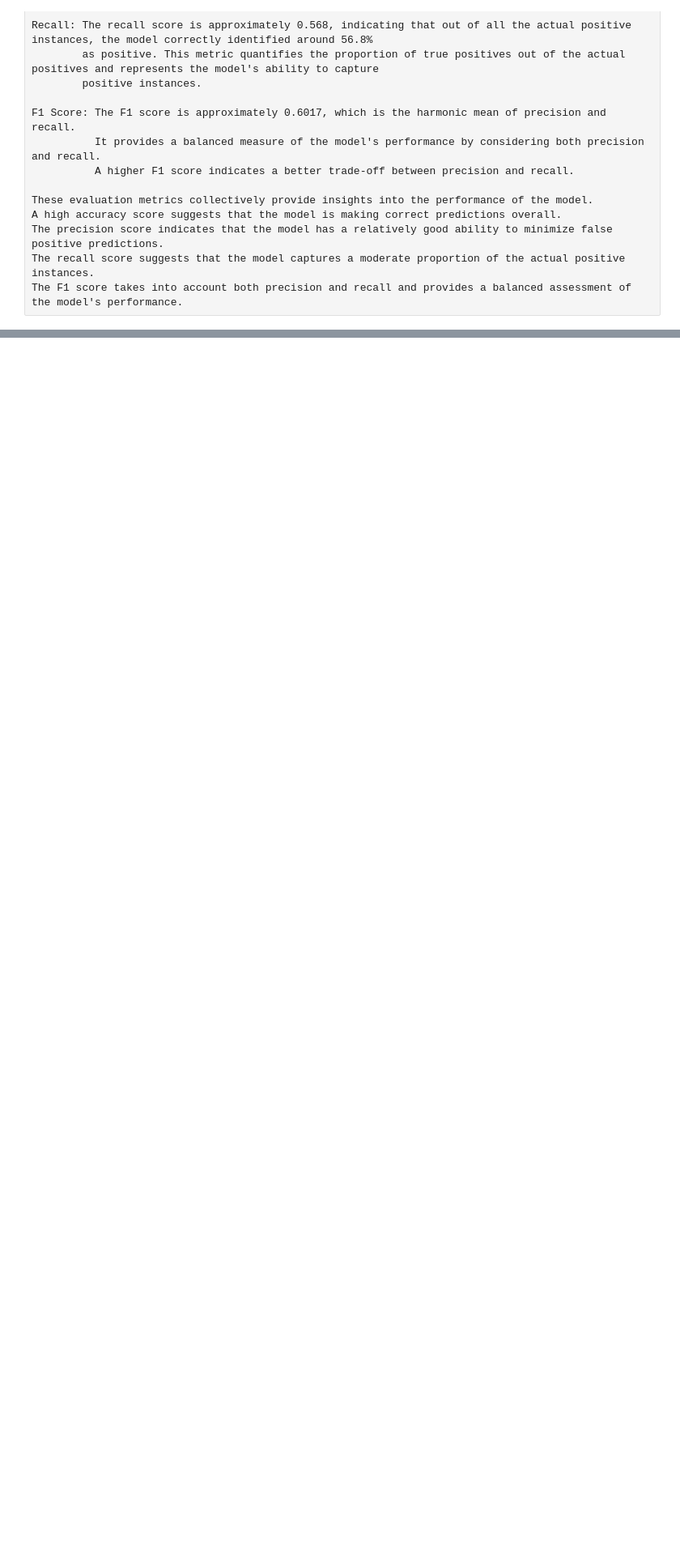
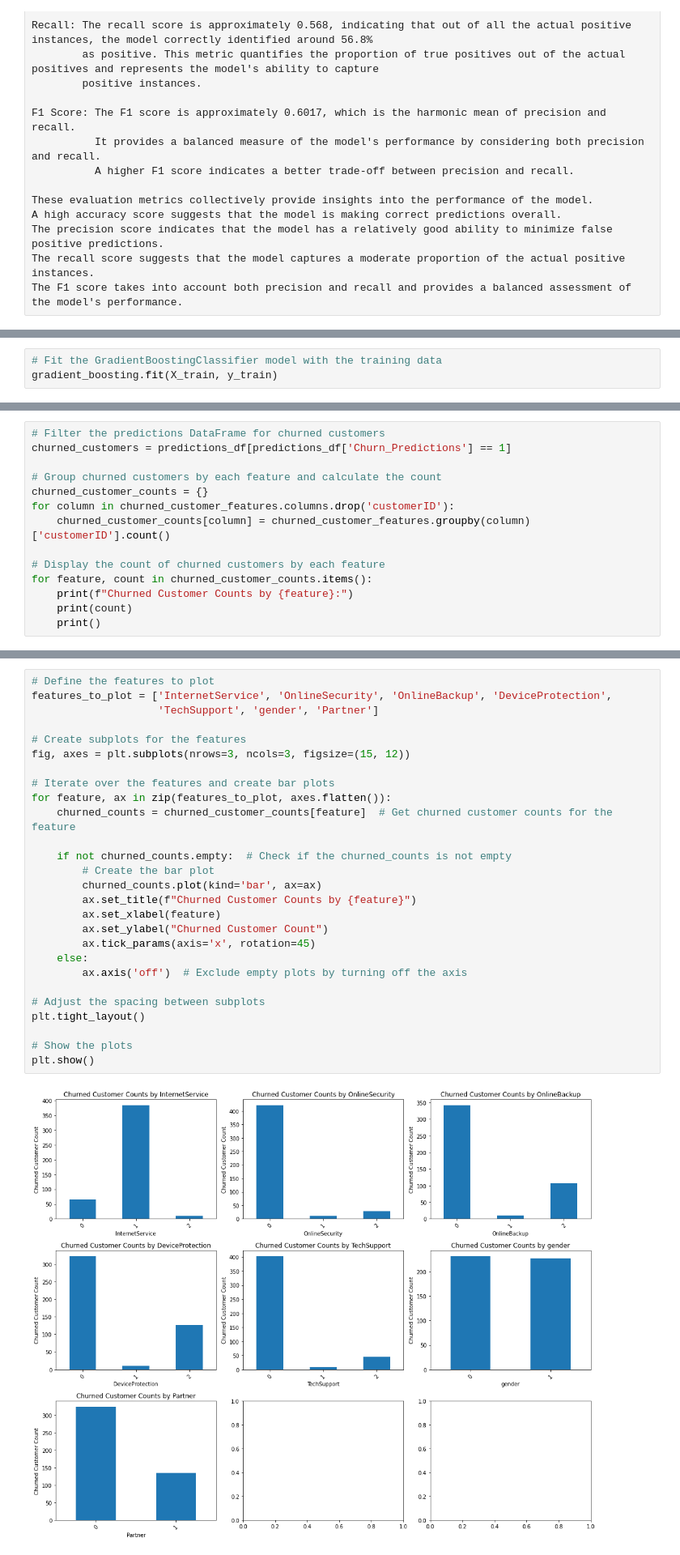
Before and after one commit to Aseye-Amedofu/Customer-churn-classification-project, a Jupyter notebook: LP2_Classification_Telco_customer_churn.ipynb, the cells around one changed output, grey strips where cells are left out. Shown: that part at 81% size. Cells and saved outputs as stored; diff of their text form; blank space fills up the shorter version.

Commit message:
prediction on df_test

```diff
--- a/LP2_Classification_Telco_customer_churn.ipynb
+++ b/LP2_Classification_Telco_customer_churn.ipynb
@@ -1497,0 +1547,3 @@ The F1 score takes into account both precision and recall and provides a balance
+# %%
+# Fit the GradientBoostingClassifier model with the training data
+gradient_boosting.fit(X_train, y_train)
@@ -1497,0 +1605,14 @@ The F1 score takes into account both precision and recall and provides a balance
+# %%
+# Filter the predictions DataFrame for churned customers
+churned_customers = predictions_df[predictions_df['Churn_Predictions'] == 1]
+
+# Group churned customers by each feature and calculate the count
+churned_customer_counts = {}
+for column in churned_customer_features.columns.drop('customerID'):
+    churned_customer_counts[column] = churned_customer_features.groupby(column)['customerID'].count()
+
+# Display the count of churned customers by each feature
+for feature, count in churned_customer_counts.items():
+    print(f"Churned Customer Counts by {feature}:")
+    print(count)
+    print()
@@ -1497,0 +1637,29 @@ The F1 score takes into account both precision and recall and provides a balance
+# %%
+# Define the features to plot
+features_to_plot = ['InternetService', 'OnlineSecurity', 'OnlineBackup', 'DeviceProtection',
+                    'TechSupport', 'gender', 'Partner']
+
+# Create subplots for the features
+fig, axes = plt.subplots(nrows=3, ncols=3, figsize=(15, 12))
+
+# Iterate over the features and create bar plots
+for feature, ax in zip(features_to_plot, axes.flatten()):
+    churned_counts = churned_customer_counts[feature]  # Get churned customer counts for the feature
+
+    if not churned_counts.empty:  # Check if the churned_counts is not empty
+        # Create the bar plot
+        churned_counts.plot(kind='bar', ax=ax)
+        ax.set_title(f"Churned Customer Counts by {feature}")
+        ax.set_xlabel(feature)
+        ax.set_ylabel("Churned Customer Count")
+        ax.tick_params(axis='x', rotation=45)
+    else:
+        ax.axis('off')  # Exclude empty plots by turning off the axis
+
+# Adjust the spacing between subplots
+plt.tight_layout()
+
+# Show the plots
+plt.show()
+# %% [output]
+[figure, added]
```
Also changed, not shown: parts of 12 cells of this notebook, 1 other file.
